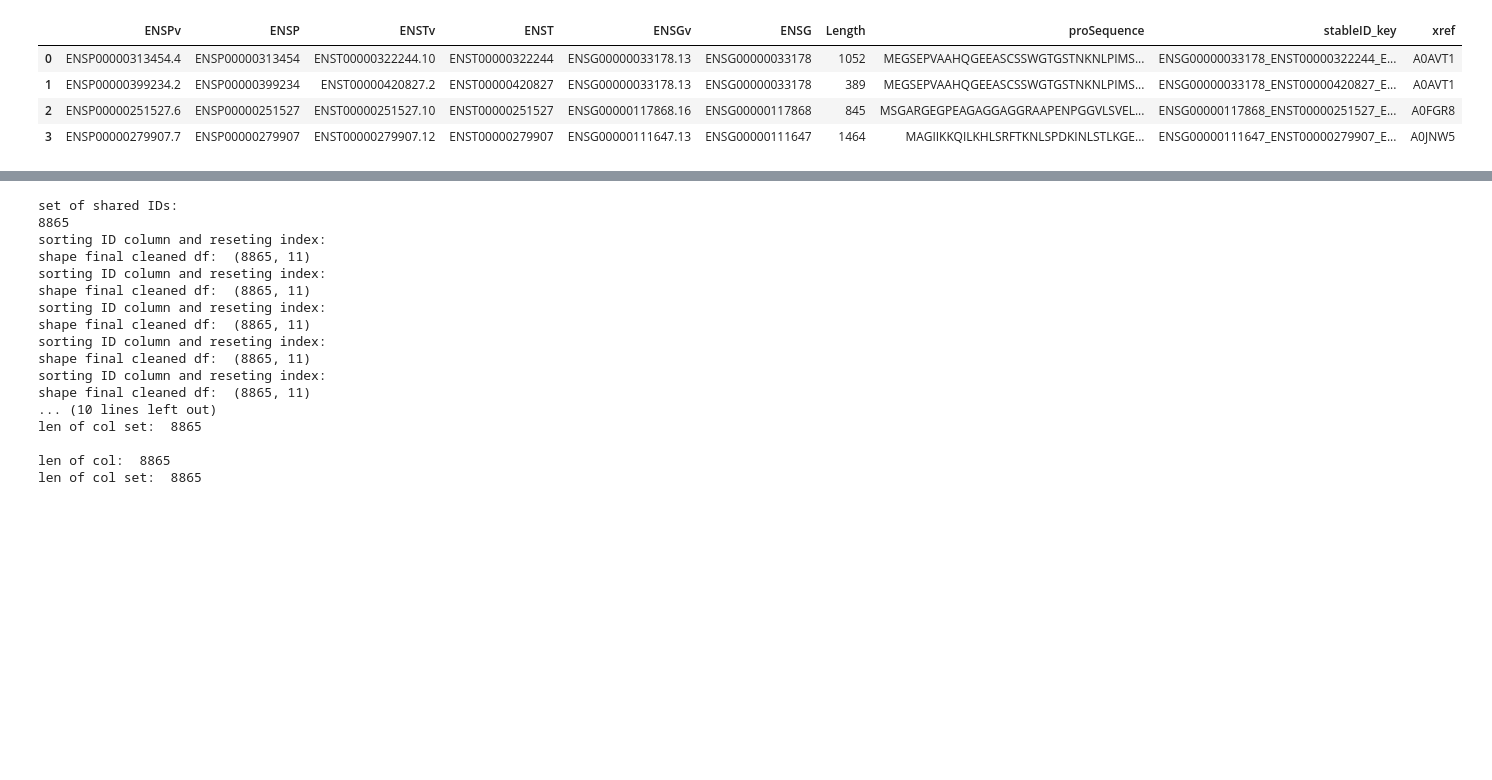
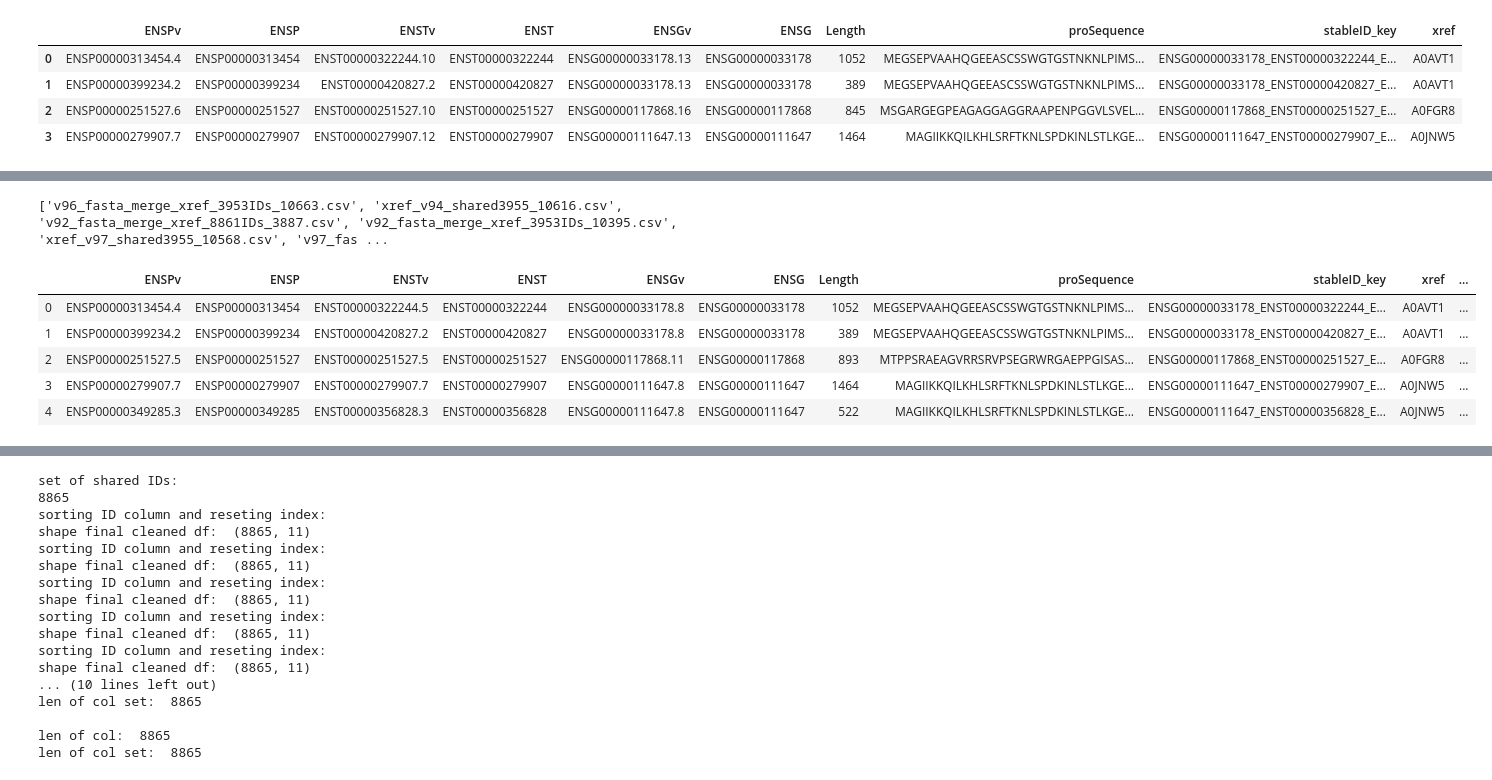
Before and after one commit to Mfpfox/MAPPING, a Jupyter notebook: D19_11_18_stableKEY_Ensembl_multimap.ipynb, the cells around one changed output, grey strips where cells are left out. Cells and saved outputs as stored; diff of their text form; code cells hidden in the pictures; blank space fills up the shorter version.

Commit message:
checked ENSP key ID vs ENSG_ENST_ENSP, did not make much difference

```diff
--- a/D19_11_18_make_Ensembl_multimap_df.ipynb
+++ b/D19_11_18_stableKEY_Ensembl_multimap.ipynb
@@ -524,0 +545,21 @@ def shared_IDs(df1, df2, df3, df4, df5, colname):
+# %%
+os.chdir("/Users/mariapalafox/Box Sync/CODE_DATA/dir_MAPpaper/TSV_UNIPROT_xref/MULTIMAPPING_IDS/xref_merge_ENSEMBL_FASTA/")
+print(os.listdir())
+
+
+key85 = pd.read_csv("v85_fasta_merge_xref_3953IDs_10183.csv")
+key92 = pd.read_csv("v92_fasta_merge_xref_3953IDs_10395.csv")
+key94 = pd.read_csv("v94_fasta_merge_xref_3953IDs_10612.csv")
+key96 = pd.read_csv("v96_fasta_merge_xref_3953IDs_10663.csv")
+key97 = pd.read_csv("v97_fasta_merge_xref_3953IDs_10564.csv")
+# %% [output]
+['v96_fasta_merge_xref_3953IDs_10663.csv', 'xref_v94_shared3955_10616.csv', 'v92_fasta_merge_xref_8861IDs_3887.csv', 'v92_fasta_merge_xref_3953IDs_10395.csv', 'xref_v97_shared3955_10568.csv', 'v97_fas ...
+# %%
+key85.head(5)
+# %% [output]
+|  | ENSPv | ENSP | ENSTv | ENST | ENSGv | ENSG | Length | proSequence | stableID_key | xref | ... |
+| 0 | ENSP00000313454.4 | ENSP00000313454 | ENST00000322244.5 | ENST00000322244 | ENSG00000033178.8 | ENSG00000033178 | 1052 | MEGSEPVAAHQGEEASCSSWGTGSTNKNLPIMS... | ENSG00000033178_ENST00000322244_E... | A0AVT1 | ... |
+| 1 | ENSP00000399234.2 | ENSP00000399234 | ENST00000420827.2 | ENST00000420827 | ENSG00000033178.8 | ENSG00000033178 | 389 | MEGSEPVAAHQGEEASCSSWGTGSTNKNLPIMS... | ENSG00000033178_ENST00000420827_E... | A0AVT1 | ... |
+| 2 | ENSP00000251527.5 | ENSP00000251527 | ENST00000251527.5 | ENST00000251527 | ENSG00000117868.11 | ENSG00000117868 | 893 | MTPPSRAEAGVRRSRVPSEGRWRGAEPPGISAS... | ENSG00000117868_ENST00000251527_E... | A0FGR8 | ... |
+| 3 | ENSP00000279907.7 | ENSP00000279907 | ENST00000279907.7 | ENST00000279907 | ENSG00000111647.8 | ENSG00000111647 | 1464 | MAGIIKKQILKHLSRFTKNLSPDKINLSTLKGE... | ENSG00000111647_ENST00000279907_E... | A0JNW5 | ... |
+| 4 | ENSP00000349285.3 | ENSP00000349285 | ENST00000356828.3 | ENST00000356828 | ENSG00000111647.8 | ENSG00000111647 | 522 | MAGIIKKQILKHLSRFTKNLSPDKINLSTLKGE... | ENSG00000111647_ENST00000356828_E... | A0JNW5 | ... |
```
Also changed, not shown: parts of 10 cells of this notebook, 3 other files.
